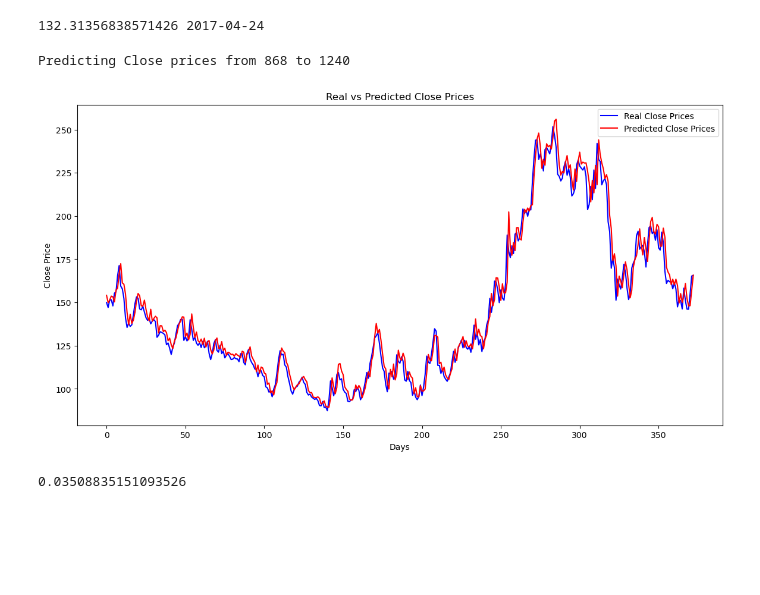
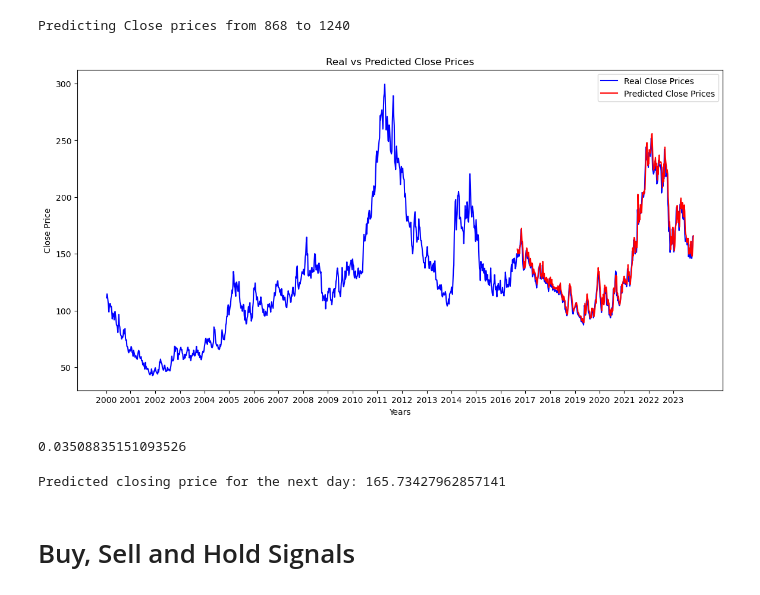
Before and after one commit to kevinalexis1/Chaos-Coders, a Jupyter notebook: HMC_coffe_ary.ipynb, the cells around one changed output. Saved outputs shown, nothing was run; the diff lists cells and outputs as text; code cells hidden in the pictures; blank space fills up the shorter version.

```diff
--- a/HMC_coffe_ary.ipynb
+++ b/HMC_coffe_ary.ipynb
@@ -80,5 +82,5 @@ list(itertools.product(frac_change_range, frac_high_range, frac_low_range))
 # %%
-def predictor(n_latency_days, day_index):
+def predictor(day_index):
 
     # Usa los datos anteriores de n_latency_days para las predicciones
     previous_data_start_index = max(0, day_index - n_latency_days)
@@ -100,6 +102,7 @@ def predictor(n_latency_days, day_index):
 
     # Supongamos que 'most_probable_outcome' contiene los cambios fraccionales más probables en [frac_change, frac_high, frac_low]
     predicted_frac_change, pred_frac_high, pred_frac_low = most_probable_outcome
+    predicted_change_list.append(predicted_frac_change)
 
     # Calcula el precio de cierre previsto
     predicted_close_price = open_price * (1 + predicted_frac_change)
@@ -108,14 +111,11 @@ def predictor(n_latency_days, day_index):
     date_at_day_index = test_data.iloc[day_index]['Date']
 
     return predicted_close_price, date_at_day_index
-# %%
-value, date = predictor(1, 33)
-print(value, date)
-# %% [output]
-132.31356838571426 2017-04-24
 # %%
 # Inicializa una lista vacía para almacenar los precios de cierre previstos
 predicted_close_prices = []
+predicted_dates = []
+predicted_change_list = []
 
 # Imprime el rango de fechas para las que se harán las predicciones
 print(
@@ -127,40 +127,80 @@ print(
 
 # Bucle para predecir los precios de cierre para cada día en el período de prueba
 for day_index in tqdm(range(days)):
-    value, date = predictor(1, day_index)
+    value, date = predictor(day_index)
     predicted_close_prices.append(value)
+    predicted_dates.append(date)
 # %% [output]
 Predicting Close prices from 868 to 1240
+# %%
+# Extraer los años de las fechas predichas
+years = [date.split("-")[0] for date in used_data['Date']]
+
+# Eliminar años duplicados
+unique_years = list(set(years))
+
+# Encontrar los índices donde cambian los años
+year_indices = [years.index(year) for year in unique_years]
 # %%
 # Almacena y devuelve los precios de cierre reales
 actual_close_prices = test_data.loc[:, ["Close"]]
 
 # Convertir 'actual_close_prices' a una lista si es un DataFrame de pandas
 if isinstance(actual_close_prices, pd.DataFrame):
     actual_close_prices = actual_close_prices["Close"].tolist()
 
 # Crear el gráfico
 plt.figure(figsize=(14, 7))
 
 # Trazar los precios de cierre reales
-plt.plot(actual_close_prices, label='Real Close Prices', color='blue')
+plt.plot(used_data.loc[:, ["Close"]], label='Real Close Prices', color='blue')
 
 # Trazar los precios de cierre previstos
-plt.plot(predicted_close_prices, label='Predicted Close Prices', color='red')
+plt.plot(range(len(train_data), len(train_data) + len(predicted_close_prices)), predicted_close_prices, label='Predicted Close Prices', color='red')
 
 # Añadir título y etiquetas
 plt.title('Real vs Predicted Close Prices')
-plt.xlabel('Days')
+plt.xlabel('Years')
 plt.ylabel('Close Price')
 plt.legend()
 
+# Configurar las etiquetas de los xticks con los años únicos
+plt.xticks(ticks=year_indices, labels=unique_years)
+
 # Mostrar el gráfico
 plt.show()
 # %% [output]
-[figure, old version]
+[figure, new version]
-# %%
-error_abs = abs(np.array(actual_close_prices) - np.array(predicted_close_prices))/np.array(actual_close_prices)
-error_10days = error_abs.mean()
-error_10days
-# %% [output]
-0.03508835151093526
+# %%
+error_abs = abs(np.array(actual_close_prices) - np.array(predicted_close_prices))/np.array(actual_close_prices)
+error_10days = error_abs.mean()
+error_10days
+# %% [output]
+0.03508835151093526
+# %%
+# Function to predict the next day's closing price based on the last n_latency_days in the dataset
+def predict_next_day():
+    # Use the last n_latency_days from the test set for the prediction
+    last_days_data = test_data.iloc[-n_latency_days:]
+
+    outcome_score = []
+
+    for possible_outcome in possible_outcomes:
+        total_data = np.row_stack((features[-n_latency_days:], possible_outcome))
+        outcome_score.append(hmm_1.score(total_data))
+
+    most_probable_outcome = possible_outcomes[np.argmax(outcome_score)]
+
+    last_open_price = last_days_data.iloc[-1]["Open"]
+    predicted_frac_change, _, _ = most_probable_outcome
+    predicted_close_price = last_open_price * (1 + predicted_frac_change)
+
+    return predicted_close_price
+
+# Predict the next day's closing price
+next_day_predicted_price = predict_next_day()
+print(f'Predicted closing price for the next day: {next_day_predicted_price}')
+# %% [output]
+Predicted closing price for the next day: 165.73427962857141
+# %% [markdown]
+# Buy, Sell and Hold Signals
```
Also changed, not shown: parts of 9 cells of this notebook.
